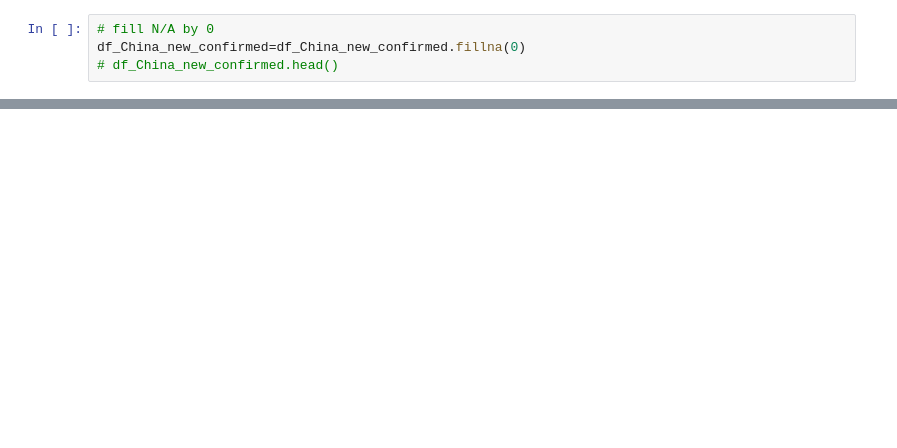
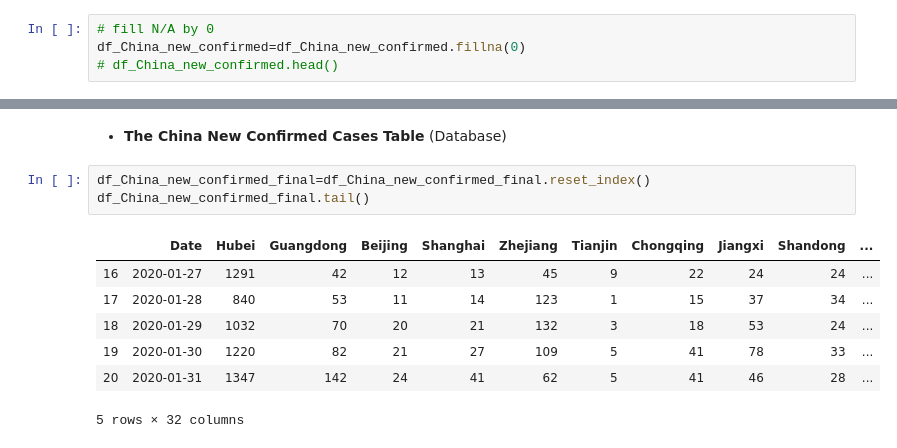
Before and after one commit to masonxmh/Project2, a Jupyter notebook: scrap_table.ipynb, the cells around one changed output, grey strips where cells are left out. Cells and saved outputs as stored; diff of their text form; blank space fills up the shorter version.

```diff
--- a/scrap_table.ipynb
+++ b/scrap_table.ipynb
@@ -83,0 +89,13 @@ df_China_confirmed_final.tail()
+# %% [markdown]
+* __The China New Confirmed Cases Table__ (Database)
+# %%
+df_China_new_confirmed_final=df_China_new_confirmed_final.reset_index()
+df_China_new_confirmed_final.tail()
+# %% [output]
+|  | Date | Hubei | Guangdong | Beijing | Shanghai | Zhejiang | Tianjin | Chongqing | Jiangxi | Shandong | ... |
+| 16 | 2020-01-27 | 1291 | 42 | 12 | 13 | 45 | 9 | 22 | 24 | 24 | ... |
+| 17 | 2020-01-28 | 840 | 53 | 11 | 14 | 123 | 1 | 15 | 37 | 34 | ... |
+| 18 | 2020-01-29 | 1032 | 70 | 20 | 21 | 132 | 3 | 18 | 53 | 24 | ... |
+| 19 | 2020-01-30 | 1220 | 82 | 21 | 27 | 109 | 5 | 41 | 78 | 33 | ... |
+| 20 | 2020-01-31 | 1347 | 142 | 24 | 41 | 62 | 5 | 41 | 46 | 28 | ... |
+5 rows × 32 columns
```
Also changed, not shown: parts of 51 cells of this notebook, 9 other files.
